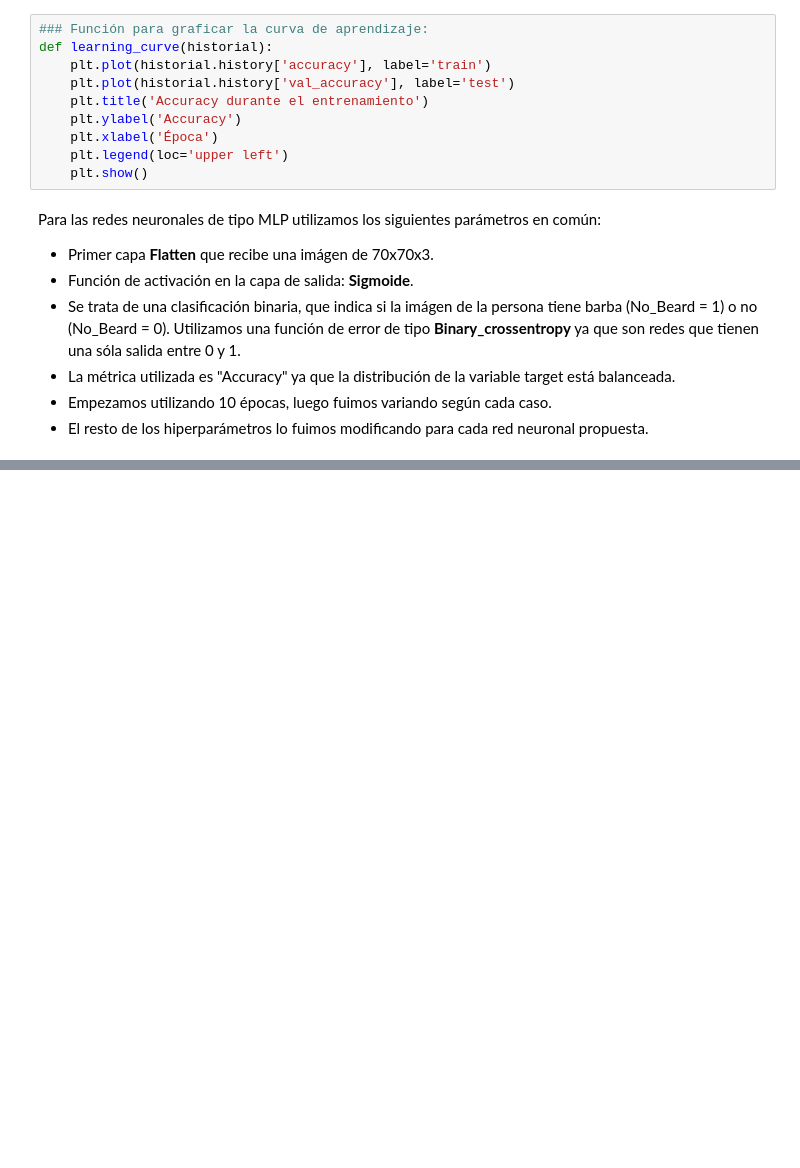
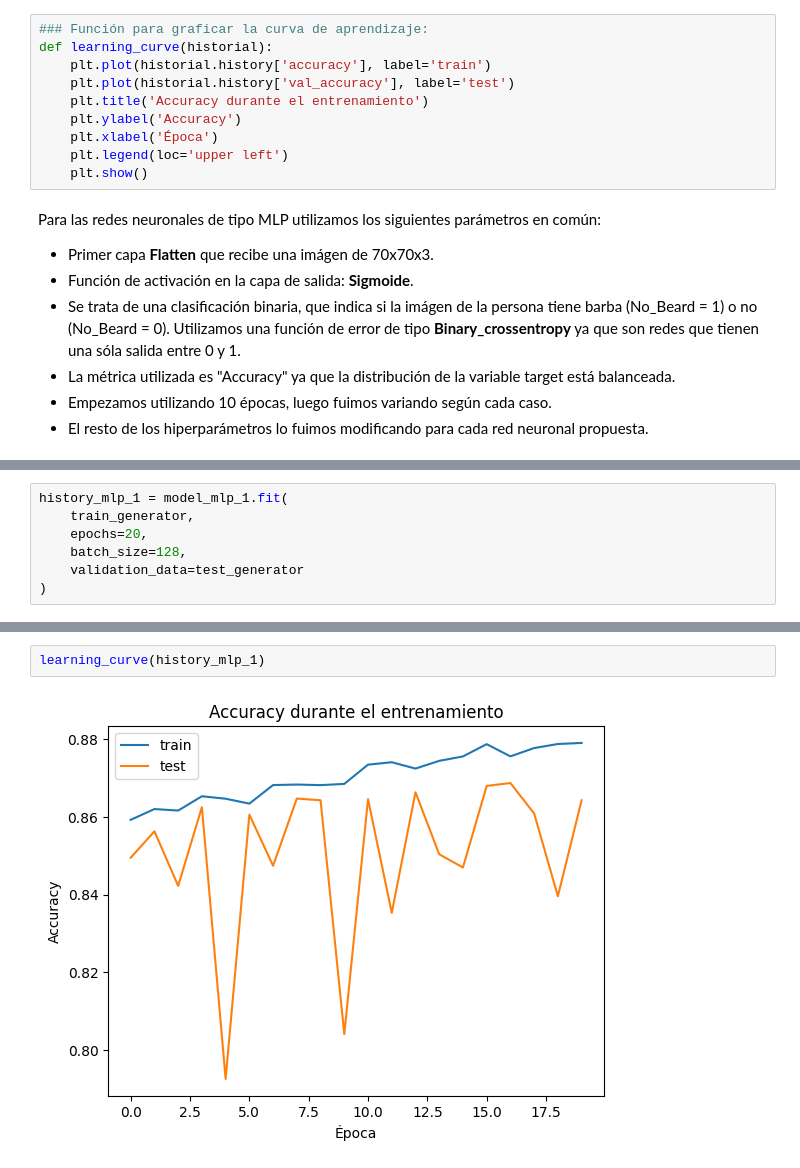
Before and after one commit to nachopalmieri/TP_ML_Aiasa_Fassanelli_Palmieri, a Jupyter notebook: tp3_celebfaces.ipynb, the cells around one changed output, grey strips where cells are left out. Cells and saved outputs as stored; diff of their text form; blank space fills up the shorter version.

```diff
--- a/tp3_celebfaces.ipynb
+++ b/tp3_celebfaces.ipynb
@@ -299,0 +378,7 @@ history_mlp_1 = model_mlp_1.fit(
+# %%
+history_mlp_1 = model_mlp_1.fit(
+    train_generator,
+    epochs=20,
+    batch_size=128,
+    validation_data=test_generator
+)
@@ -299,0 +403,4 @@ history_mlp_1 = model_mlp_1.fit(
+# %%
+learning_curve(history_mlp_1)
+# %% [output]
+[figure, added]
```
Also changed, not shown: parts of 44 cells of this notebook.
